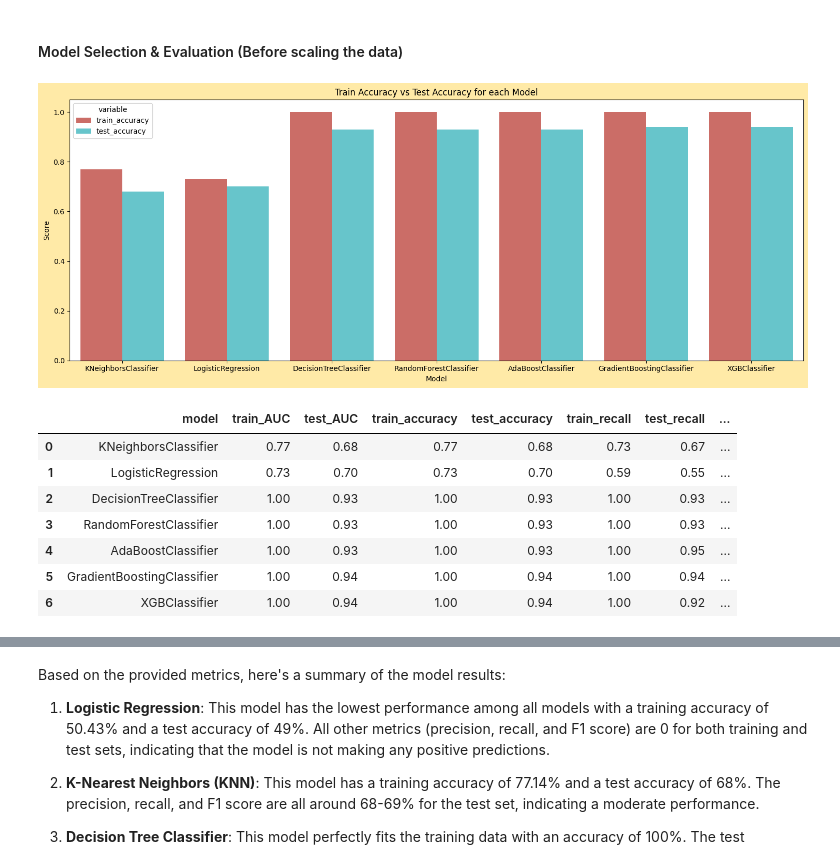
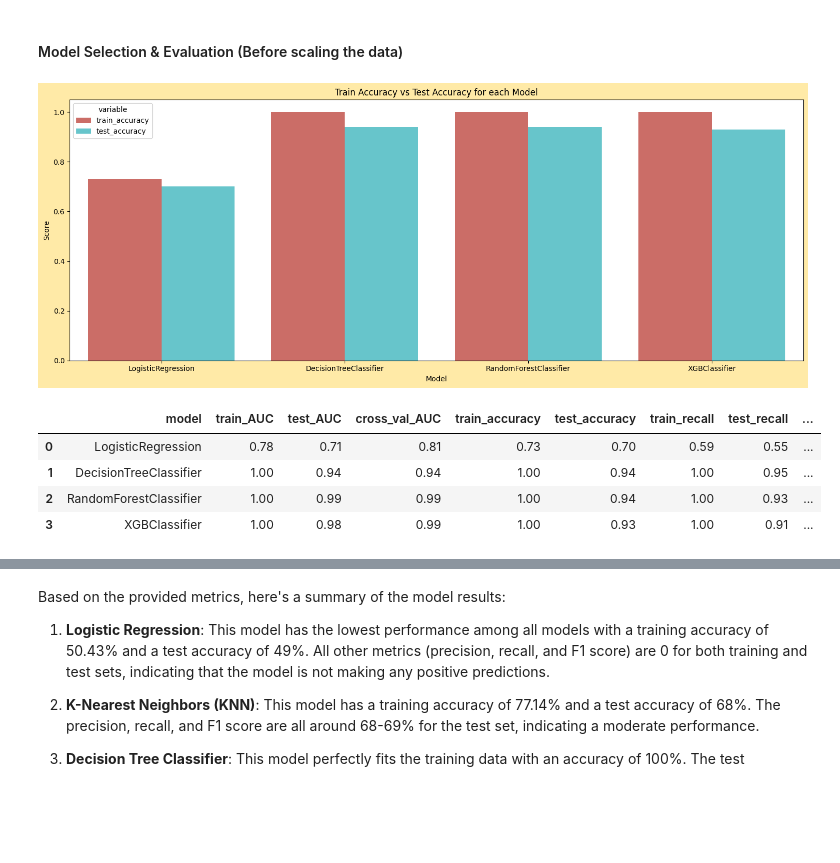
Before and after one commit to azaryasph/Predict-Customer-Clicked-Ads-Classification-By-Using-Machine-Learning, a Jupyter notebook: notebook/Predict Customer Clicked Ads Classification By Using Machine Learning.ipynb, the cells around one changed output, grey strips where cells are left out. Saved outputs shown, nothing was run; the diff lists cells and outputs as text; code cells hidden in the pictures; blank space fills up the shorter version.

```diff
--- a/notebook/Predict Customer Clicked Ads Classification By Using Machine Learning.ipynb
+++ b/notebook/Predict Customer Clicked Ads Classification By Using Machine Learning.ipynb
@@ -794,3 +834,39 @@ X_test shape: (300, 10)
+# %%
+X_val = dfe.copy().drop(columns='clicked_on_ad')
+y_val = dfe[['clicked_on_ad']]
+
+med_time = X_val['daily_time_spent_on_site'].median()
+X_val['daily_time_spent_on_site'].fillna(med_time, inplace=True)
+
+med_income = X_val['income'].median()
+X_val['income'].fillna(med_income, inplace=True)
+
+med_internet = X_val['daily_internet_usage'].median()
+X_val['daily_internet_usage'].fillna(med_internet, inplace=True)
+
+# handle categorical variables
+mod_gen = X_val['gender'].mode()[0]
+X_val['gender'].fillna(mod_gen, inplace=True)
+
+X_val['age_group'] = np.select(age_group, age_binning)
+
+X_val['province'] = X_val['province'].replace(province_mapping)
+
+notsig_feats = [
+    'Unnamed: 0', 'timestamp', 'ad_category', 'city', 'gender'
+]
+
+X_val = X_val.drop(notsig_feats, axis=1)
+
+y_val['clicked_on_ad'] = y_val['clicked_on_ad'].map(map_target)
+
+X_val['age_group'] = X_val['age_group'].map(map_age)
+
+provincecode = pd.get_dummies(X_val['province'], prefix='province').astype(int)
+
+X_val = pd.concat([X_val, provincecode], axis=1)
+
+X_val.drop(['province', 'age_group'], inplace=True, axis=1)
 # %% [markdown]
 ### Task 3 - Data Modelling
 **Task Goals** :<br> Develop a machine learning model to predict whether a customer will click on an ad.<br><br>
@@ -846,38 +950,33 @@ def evaluate_model(model, X_train, y_train, X_test, y_test):
 # %%
 lr = LogisticRegression(random_state=1103)
-knn = KNeighborsClassifier()
 dt = DecisionTreeClassifier(random_state=1103)
 rf = RandomForestClassifier(random_state=1103)
-abc = AdaBoostClassifier(random_state=1103)
-gbc = GradientBoostingClassifier(random_state=1103)
 xgb = XGBClassifier(random_state=1103)
+
 # List of models
-models = [knn, lr, dt, rf, abc, gbc, xgb]
+models = [lr, dt, rf, xgb]
 
 # Evaluate each model
-results = [evaluate_model(model, X_train, y_train, X_test, y_test) for model in models]
+results = [evaluate_model(model, X_train, y_train, X_test, y_test, 0.5) for model in models]
 
 # Convert the results to a DataFrame
 df_model = pd.DataFrame(results)
 
 df_melted = df_model.melt(id_vars='model', value_vars=['train_accuracy', 'test_accuracy'])
 
 plt.figure(figsize=(15, 6), facecolor='#FFEAA7')
 sns.barplot(x='model', y='value', hue='variable', data=df_melted, palette='hls')
 plt.xlabel('Model')
 plt.ylabel('Score')
 plt.title('Train Accuracy vs Test Accuracy for each Model')
 plt.tight_layout()
 plt.show()
 
 display(df_model)
 # %% [output]
-[figure, old version]
+[figure, new version]
-|  | model | train_AUC | test_AUC | train_accuracy | test_accuracy | train_recall | test_recall | ... |
-| 0 | KNeighborsClassifier | 0.77 | 0.68 | 0.77 | 0.68 | 0.73 | 0.67 | ... |
-| 1 | LogisticRegression | 0.73 | 0.70 | 0.73 | 0.70 | 0.59 | 0.55 | ... |
-| 2 | DecisionTreeClassifier | 1.00 | 0.93 | 1.00 | 0.93 | 1.00 | 0.93 | ... |
-| 3 | RandomForestClassifier | 1.00 | 0.93 | 1.00 | 0.93 | 1.00 | 0.93 | ... |
-| 4 | AdaBoostClassifier | 1.00 | 0.93 | 1.00 | 0.93 | 1.00 | 0.95 | ... |
-| 5 | GradientBoostingClassifier | 1.00 | 0.94 | 1.00 | 0.94 | 1.00 | 0.94 | ... |
-| 6 | XGBClassifier | 1.00 | 0.94 | 1.00 | 0.94 | 1.00 | 0.92 | ... |
+|  | model | train_AUC | test_AUC | cross_val_AUC | train_accuracy | test_accuracy | train_recall | test_recall | ... |
+| 0 | LogisticRegression | 0.78 | 0.71 | 0.81 | 0.73 | 0.70 | 0.59 | 0.55 | ... |
+| 1 | DecisionTreeClassifier | 1.00 | 0.94 | 0.94 | 1.00 | 0.94 | 1.00 | 0.95 | ... |
+| 2 | RandomForestClassifier | 1.00 | 0.99 | 0.99 | 1.00 | 0.94 | 1.00 | 0.93 | ... |
+| 3 | XGBClassifier | 1.00 | 0.98 | 0.99 | 1.00 | 0.93 | 1.00 | 0.91 | ... |
```
Also changed, not shown: parts of 17 cells of this notebook.
